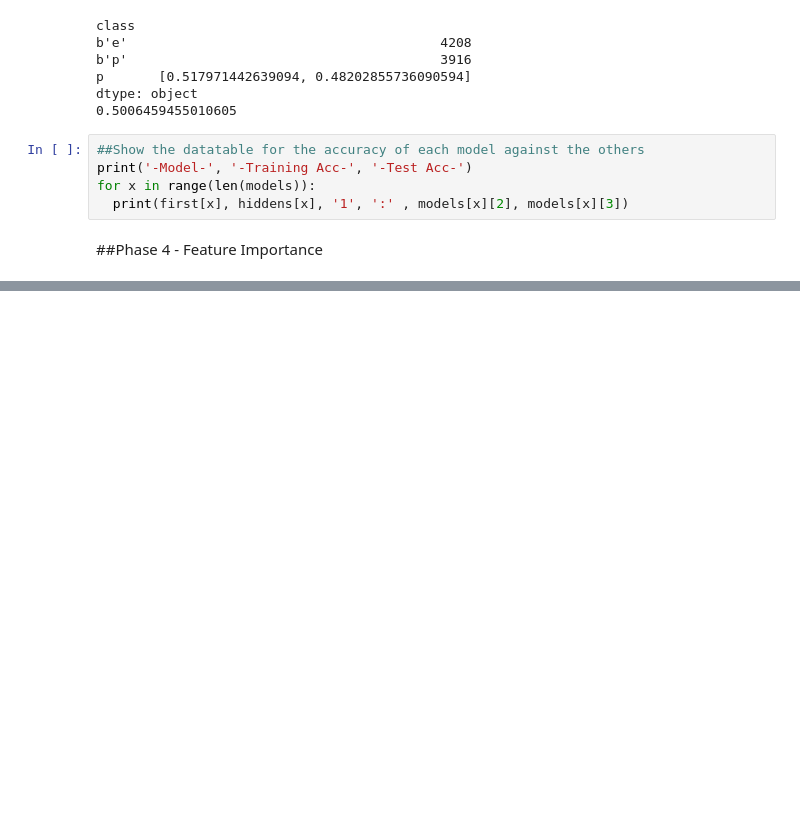
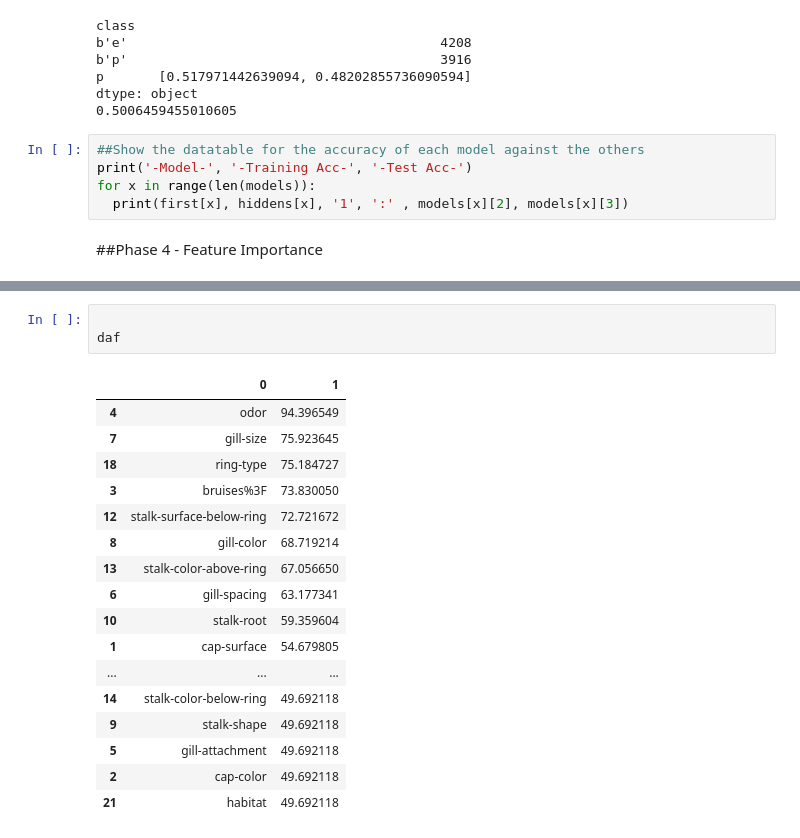
Before and after one commit to garrettfarley9/AI-Final-Project, a Jupyter notebook: AI_final_project.ipynb, the cells around one changed output, grey strips where cells are left out. Drawn from its saved outputs; the diff is of its cells as text; blank space fills up the shorter version.

```diff
--- a/AI_final_project.ipynb
+++ b/AI_final_project.ipynb
@@ -331,0 +319,21 @@ bars
+# %%
+
+daf
+# %% [output]
+|  | 0 | 1 |
+| 4 | odor | 94.396549 |
+| 7 | gill-size | 75.923645 |
+| 18 | ring-type | 75.184727 |
+| 3 | bruises%3F | 73.830050 |
+| 12 | stalk-surface-below-ring | 72.721672 |
+| 8 | gill-color | 68.719214 |
+| 13 | stalk-color-above-ring | 67.056650 |
+| 6 | gill-spacing | 63.177341 |
+| 10 | stalk-root | 59.359604 |
+| 1 | cap-surface | 54.679805 |
+| ... | ... | ... |
+| 14 | stalk-color-below-ring | 49.692118 |
+| 9 | stalk-shape | 49.692118 |
+| 5 | gill-attachment | 49.692118 |
+| 2 | cap-color | 49.692118 |
+| 21 | habitat | 49.692118 |
```
Also changed, not shown: parts of 2 cells of this notebook.
